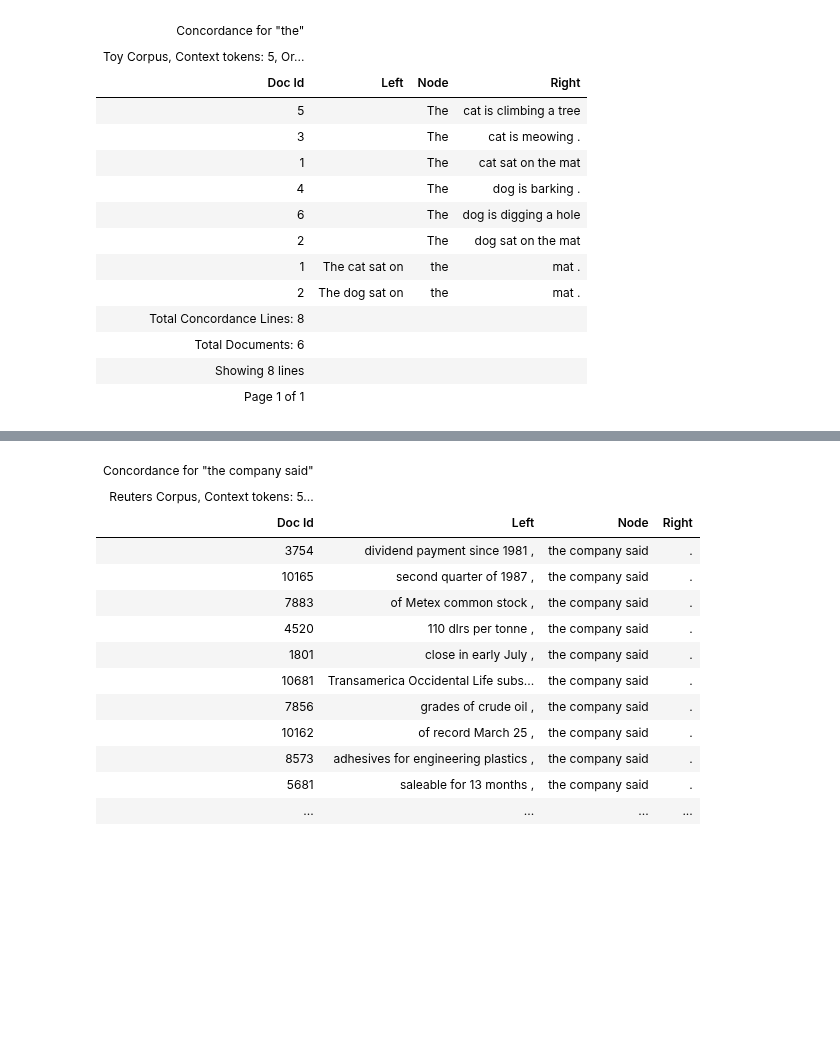
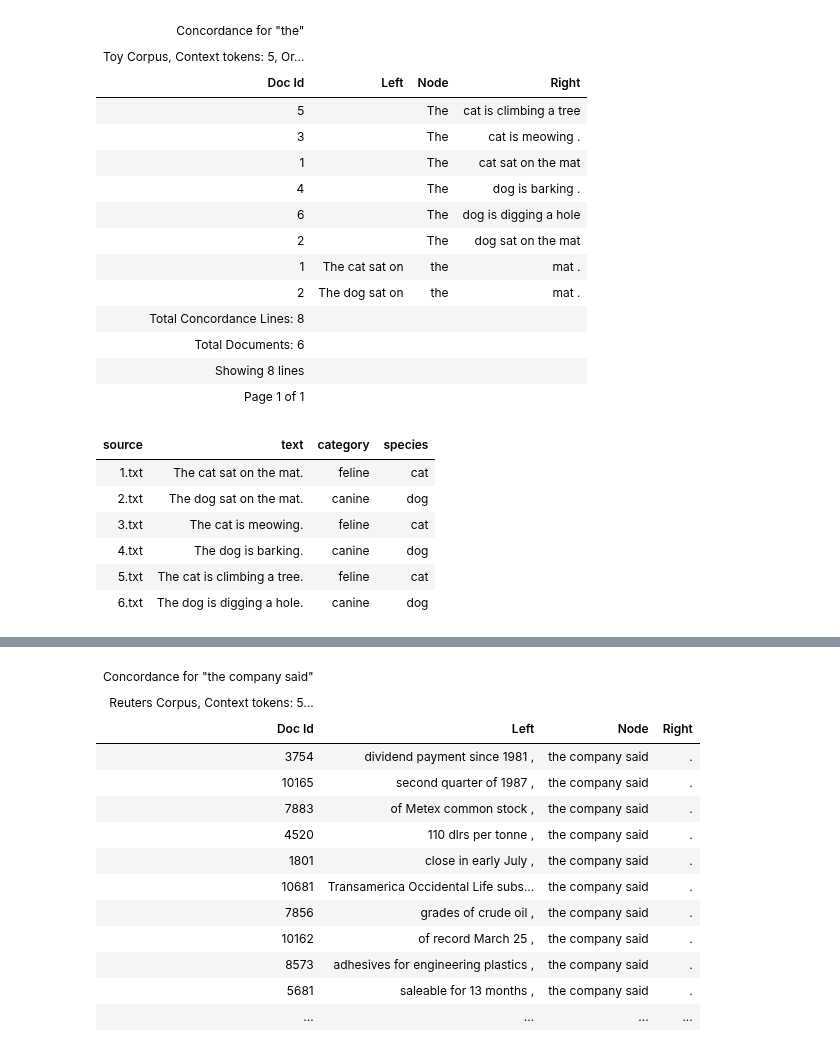
Before and after one commit to polsci/conc, a Jupyter notebook: nbs/api/72_concordance.ipynb, the cells around one changed output, grey strips where cells are left out. Saved outputs shown, nothing was run; the diff lists cells and outputs as text; code cells hidden in the pictures; blank space fills up the shorter version.

```diff
--- a/nbs/api/72_concordance.ipynb
+++ b/nbs/api/72_concordance.ipynb
@@ -360,3 +436,14 @@ report_toy.concordance('the', context_length=5, ignore_punctuation= True, order=
 | Total Documents: 6 |  |  |  |
 | Showing 8 lines |  |  |  |
 | Page 1 of 1 |  |  |  |
+# %%
+#| hide
+show_toy_corpus(os.path.join(source_path, 'toy.csv'))
+# %% [output]
+| source | text | category | species |
+| 1.txt | The cat sat on the mat. | feline | cat |
+| 2.txt | The dog sat on the mat. | canine | dog |
+| 3.txt | The cat is meowing. | feline | cat |
+| 4.txt | The dog is barking. | canine | dog |
+| 5.txt | The cat is climbing a tree. | feline | cat |
+| 6.txt | The dog is digging a hole. | canine | dog |
```
Also changed, not shown: parts of 7 cells of this notebook, 5 other files.
